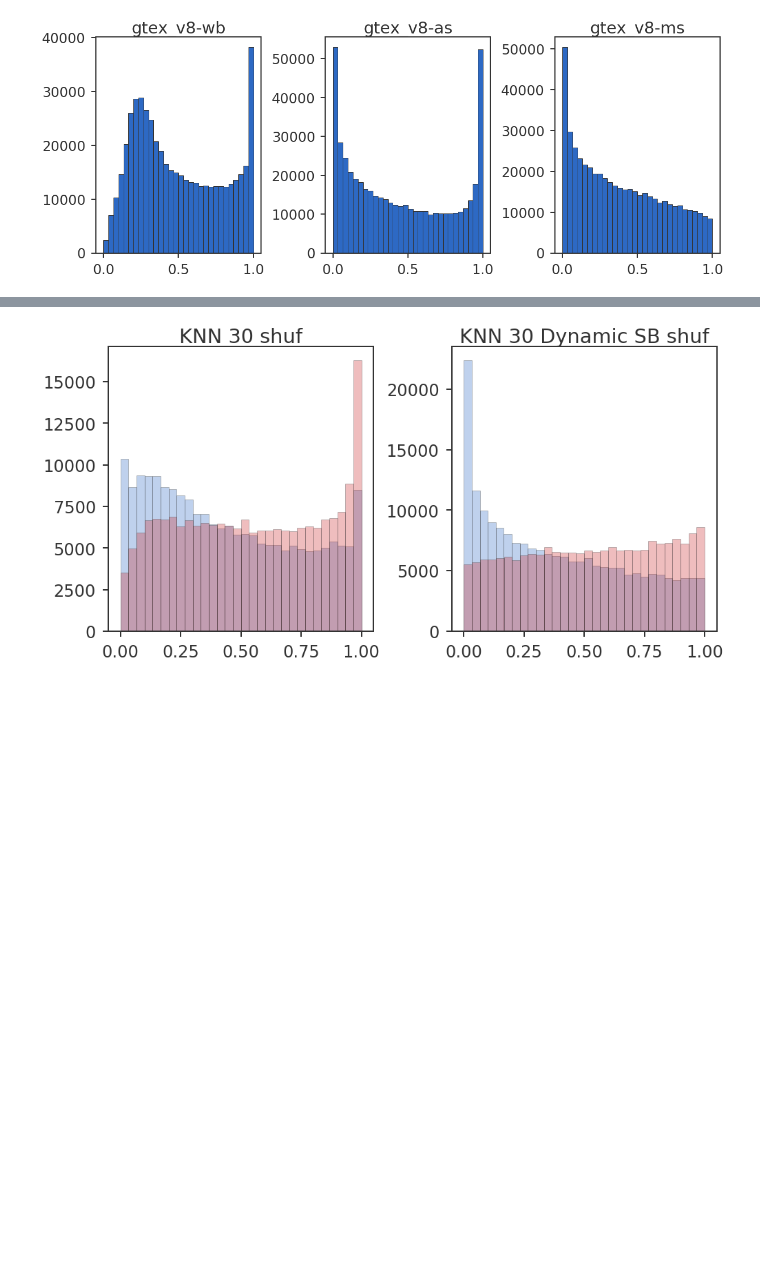
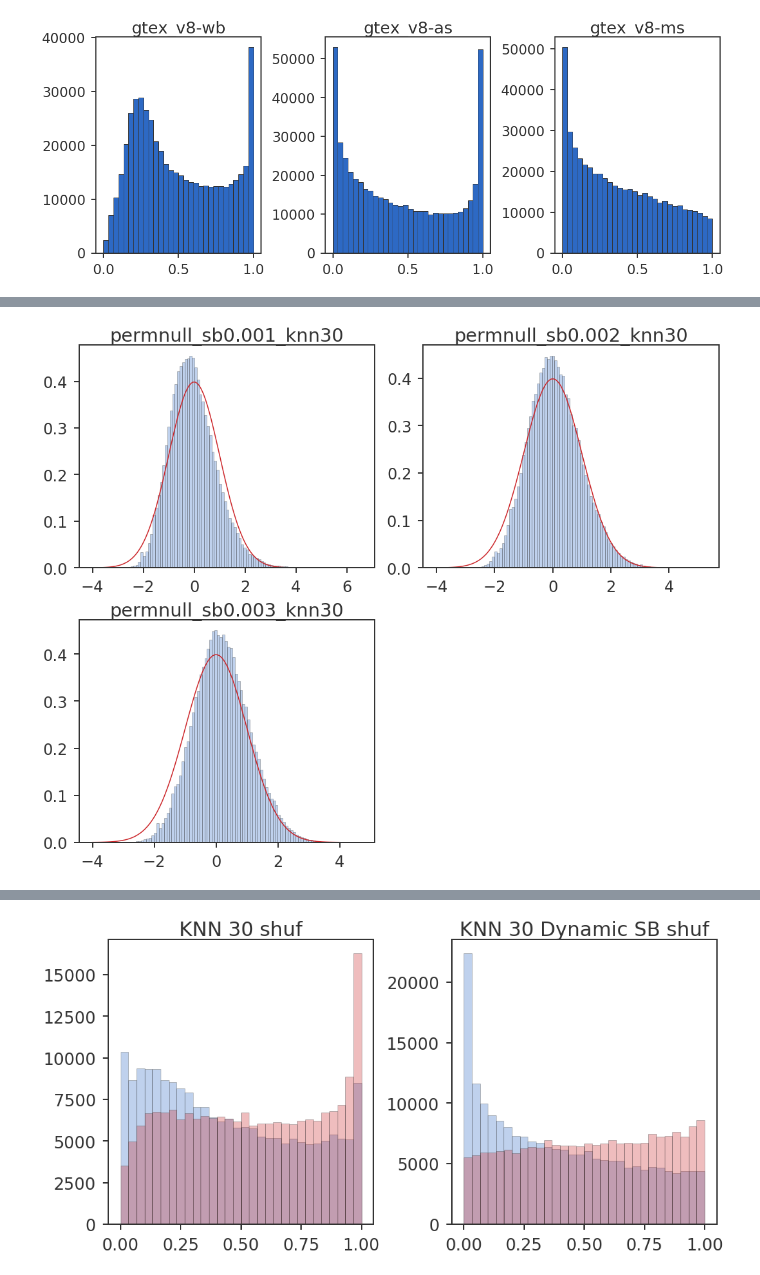
Before and after one commit to banskt/trans-eqtl-pipeline, a Jupyter notebook: analysis/jupyter/manhattan_plot.ipynb, the cells around one changed output, grey strips where cells are left out. Cells and saved outputs as stored; diff of their text form; code cells hidden in the pictures; blank space fills up the shorter version.

```diff
--- a/analysis/jupyter/manhattan_plot.ipynb
+++ b/analysis/jupyter/manhattan_plot.ipynb
@@ -331,0 +366,55 @@ plt.show()
+# %%
+from scipy import stats
+from scipy.interpolate import interp1d
+from sklearn.decomposition import PCA
+
+import matplotlib.pyplot as plt
+#plt.switch_backend('agg')
+import matplotlib
+
+resdir  = "/cbscratch/franco/trans-eqtl/dev-pipeline/framinghmam_16032020/"
+tissuelist = ["fhs"]
+tejaas_preproc = ["raw_oneref_adj"]
+
+
+tejaas_method_variant  = [ "permnull_sb0.001_knn30", "permnull_sb0.002_knn30", "permnull_sb0.003_knn30"]
+
+rrfile = "rr.txt"
+chrmlist = [10,11,12]
+
+filefmt = f'{resdir}/{tejaas_preproc[0]}/{tissuelist[0]}/tejaas/{tejaas_method_variant[0]}/chr' + "{:d}" + f'/{rrfile}'
+gwrsids, gwnsnps, gwqvals, gwmus, gwsigs= read_Qstats_tejaas_all_chrom(filefmt, chrmlist)
+qscaled = (gwqvals - gwmus)/ gwsigs
+
+filefmt = f'{resdir}/{tejaas_preproc[0]}/{tissuelist[0]}/tejaas/{tejaas_method_variant[1]}/chr' + "{:d}" + f'/{rrfile}'
+gwrsids, gwnsnps, gwqvals2, gwmus2, gwsigs2= read_Qstats_tejaas_all_chrom(filefmt, chrmlist)
+qscaled2 = (gwqvals2 - gwmus2)/ gwsigs2
+
+filefmt = f'{resdir}/{tejaas_preproc[0]}/{tissuelist[0]}/tejaas/{tejaas_method_variant[2]}/chr' + "{:d}" + f'/{rrfile}'
+gwrsids, gwnsnps, gwqvals3, gwmus3, gwsigs3= read_Qstats_tejaas_all_chrom(filefmt, chrmlist)
+qscaled3 = (gwqvals3 - gwmus3)/ gwsigs3
+
+
+fig = plt.figure(figsize=(15,12))
+ax1 = fig.add_subplot(221)
+ax1.hist(qscaled, bins=100, alpha=0.3, density=True)
+ax1.set_title(f"{tejaas_method_variant[0]}")
+
+ax2 = fig.add_subplot(222)
+ax2.hist(qscaled2, bins=100, alpha=0.3, density=True)
+ax2.set_title(f"{tejaas_method_variant[1]}")
+
+ax3 = fig.add_subplot(223)
+ax3.hist(qscaled3, bins=100, alpha=0.3, density=True)
+ax3.set_title(f"{tejaas_method_variant[2]}")
+
+x = np.linspace(-4, 4, 100)
+rv = stats.norm(loc = 0, scale = 1)
+ax1.plot(x, rv.pdf(x), label = 'analytical')
+ax2.plot(x, rv.pdf(x), label = 'analytical')
+ax3.plot(x, rv.pdf(x), label = 'analytical')
+
+plt.tight_layout()
+plt.show()
+# %% [output]
+[figure, added]
```
Also changed, not shown: parts of 7 cells of this notebook, 25 other files.
